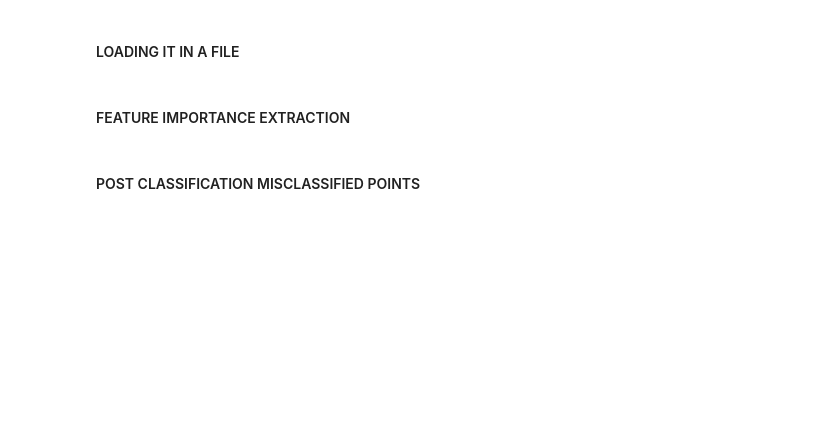
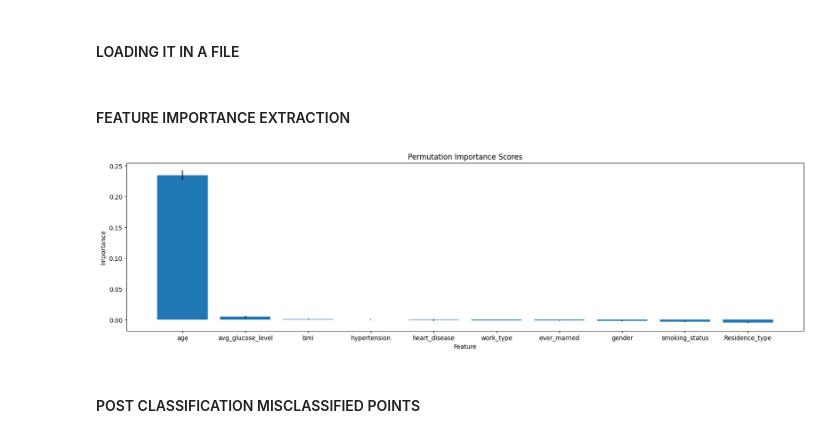
Before and after one commit to Harecharan-Developer/Machine_Learning, a Jupyter notebook: hare_barath_svm.ipynb, the cells around one changed output. Cells and saved outputs as stored; diff of their text form; code cells hidden in the pictures; blank space fills up the shorter version.

```diff
--- a/hare_barath_svm.ipynb
+++ b/hare_barath_svm.ipynb
@@ -252,7 +252,7 @@ param_grid = {
 }
 
 # Create a grid search object
-grid_search = GridSearchCV(linear_svm, param_grid, cv=5)
+grid_search = GridSearchCV(linear_svm, param_grid, cv=5,n_jobs=-1)
 
 # Fit the grid search object to the training data
 grid_search.fit(X_train, y_train)
@@ -263,4 +263,6 @@ best_params = grid_search.best_params_
 # Train the linear SVM model with the best hyperparameters
 best_linear_svm = svm.SVC(kernel='linear', **best_params)
 best_linear_svm.fit(X_train, y_train)
+
+print(f'The best parameters are: {best_params}')
 # %% [output]
@@ -267,0 +272,23 @@ KeyboardInterrupt:
+# %%
+from sklearn.model_selection import GridSearchCV
+
+# Define a grid of hyperparameter values to try
+param_grid = {
+    'C': [0.1, 1, 10, 100],
+    'tol': [1e-3, 1e-4, 1e-5],
+}
+
+# Create a grid search object
+grid_search = GridSearchCV(rbf_svm, param_grid, cv=5,n_jobs=-1)
+
+# Fit the grid search object to the training data
+grid_search.fit(X_train, y_train)
+
+# Get the best hyperparameters
+best_params = grid_search.best_params_
+
+# Train the linear SVM model with the best hyperparameters
+best_rbf_svm = svm.SVC(kernel='linear', **best_params)
+best_rbf_svm.fit(X_train, y_train)
+
+print(f'The best parameters are: {best_params}')
@@ -277,6 +308,8 @@ joblib.dump(linear_svm, 'svm_model.joblib')
 import joblib
 # Load the SVM model from a file
 linear_svm = joblib.load('svm_model.joblib')
+# %% [markdown]
+#### FEATURE IMPORTANCE EXTRACTION
 # %%
 from sklearn.feature_selection import RFE
 
@@ -286,11 +319,29 @@ rfe = RFE(estimator=linear_svm, n_features_to_select=10)
 rfe.fit(X_train, y_train)
 # feature importance scores
 feature_importance_scores = rfe.support_
-# %% [markdown]
-#### FEATURE IMPORTANCE EXTRACTION
 # %%
 from sklearn.inspection import permutation_importance
 # Calculate the permutation importance scores
 permutation_importance_scores = permutation_importance(linear_svm, X_train, y_train)
+# %%
+import matplotlib.pyplot as plt
+
+# Get the feature names and the importance scores from the result
+feature_names = X_train.columns
+importances_mean = permutation_importance_scores.importances_mean
+importances_std = permutation_importance_scores.importances_std
+
+# Sort the features by importance in descending order
+sorted_idx = importances_mean.argsort()[::-1]
+
+# Plot the bar chart with error bars
+fig, ax = plt.subplots(figsize=(20, 5)) # Add the desired width and height in inches
+ax.bar(feature_names[sorted_idx], importances_mean[sorted_idx], yerr=importances_std[sorted_idx])
+ax.set_title("Permutation Importance Scores")
+ax.set_xlabel("Feature")
+ax.set_ylabel("Importance")
+plt.show()
+# %% [output]
+[figure, added]
 # %% [markdown]
 #### POST CLASSIFICATION MISCLASSIFIED POINTS
```
Also changed, not shown: parts of 19 cells of this notebook, 2 other files.
